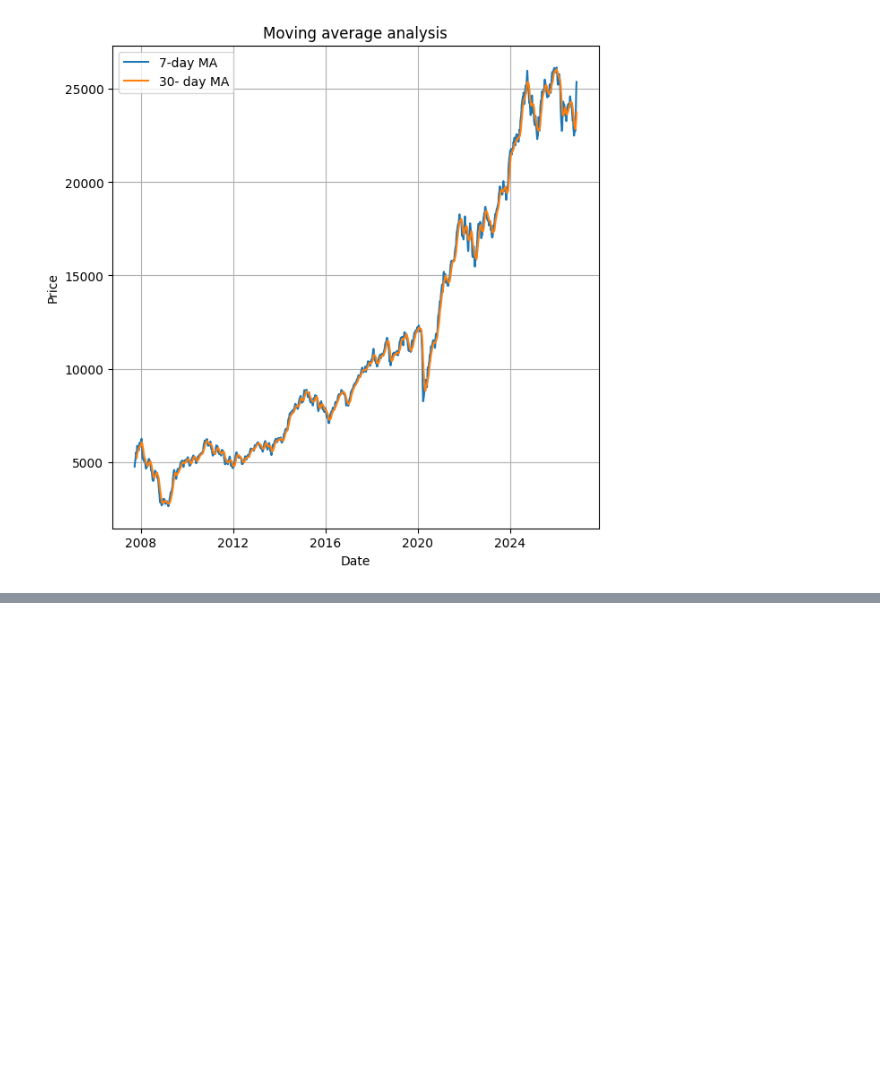
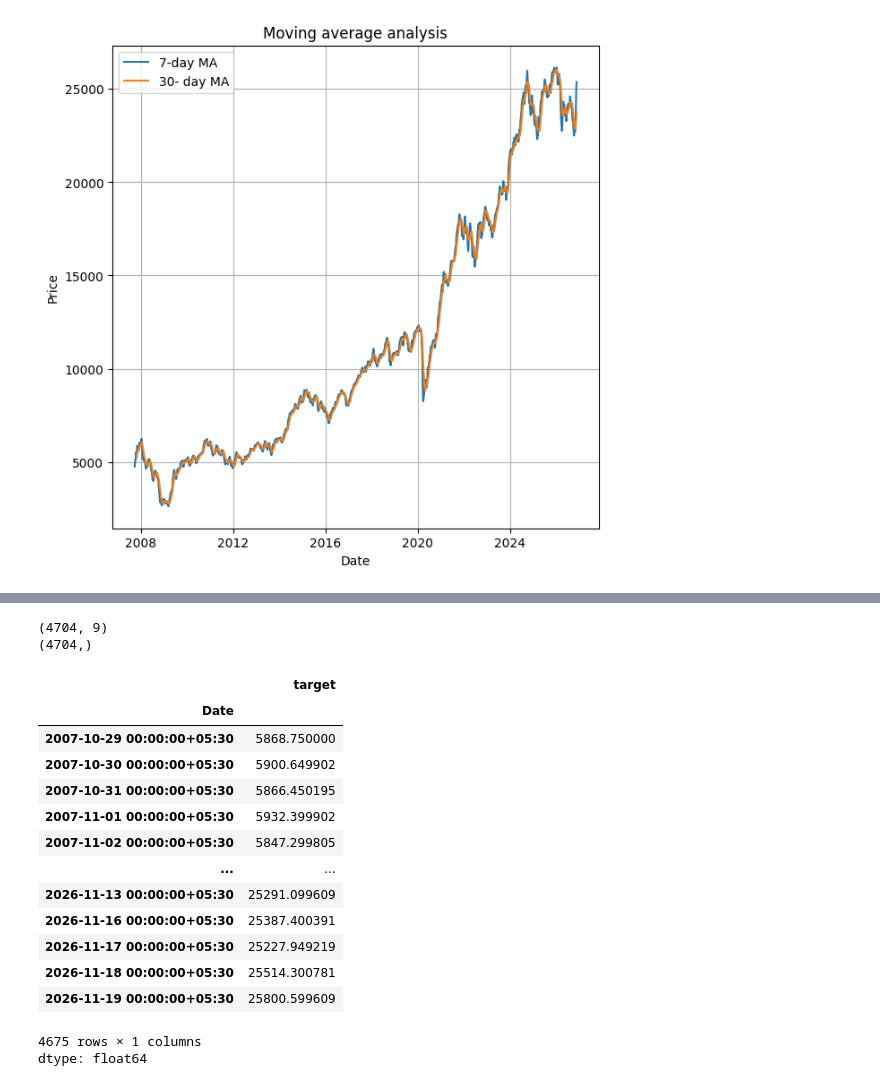
Before and after one commit to pratheekm09/AngryBirdsStage2.5StudentActivity, a Jupyter notebook: Welcome_To_Colab.ipynb, the cells around one changed output, grey strips where cells are left out. Cells and saved outputs as stored; diff of their text form; code cells hidden in the pictures; blank space fills up the shorter version.

```diff
--- a/Welcome_To_Colab.ipynb
+++ b/Welcome_To_Colab.ipynb
@@ -283,0 +408,44 @@ plt.show()
+# %%
+#creating features
+
+feature_columns = [
+    'Open',
+    'High',
+    'Low',
+    'Close',
+    'Daily_return',
+    'daily_range',
+    'daily_range_percentage',
+    'SMA_7',
+    'SMA_30'
+]
+
+X = nifty[feature_columns]
+y = nifty['target']
+
+print(X.shape)
+print(y.shape)
+# %% [output]
+(4704, 9)
+(4704,)
+# %%
+X = X.dropna()
+y = y.loc[X.index]
+X
+y
+# %% [output]
+|  | target |
+| Date |  |
+| 2007-10-29 00:00:00+05:30 | 5868.750000 |
+| 2007-10-30 00:00:00+05:30 | 5900.649902 |
+| 2007-10-31 00:00:00+05:30 | 5866.450195 |
+| 2007-11-01 00:00:00+05:30 | 5932.399902 |
+| 2007-11-02 00:00:00+05:30 | 5847.299805 |
+| ... | ... |
+| 2026-11-13 00:00:00+05:30 | 25291.099609 |
+| 2026-11-16 00:00:00+05:30 | 25387.400391 |
+| 2026-11-17 00:00:00+05:30 | 25227.949219 |
+| 2026-11-18 00:00:00+05:30 | 25514.300781 |
+| 2026-11-19 00:00:00+05:30 | 25800.599609 |
+4675 rows × 1 columns
+dtype: float64
```
Also changed, not shown: parts of 17 cells of this notebook.
